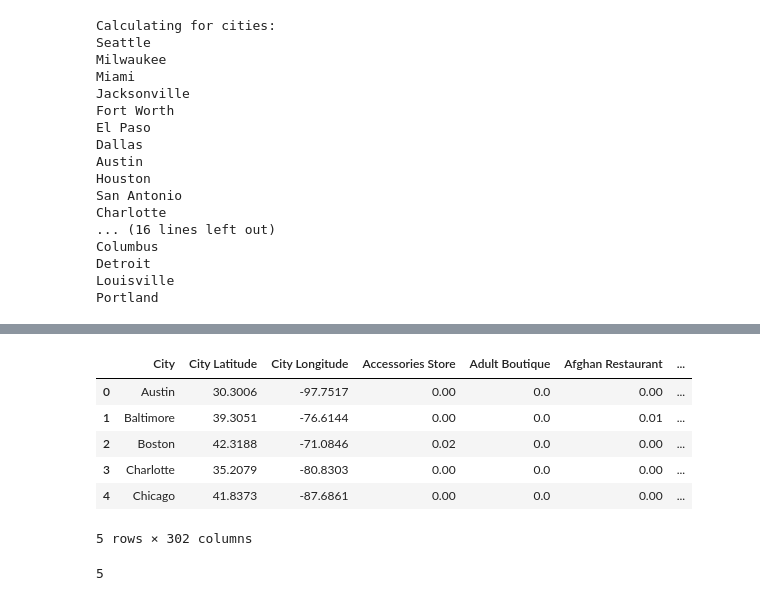
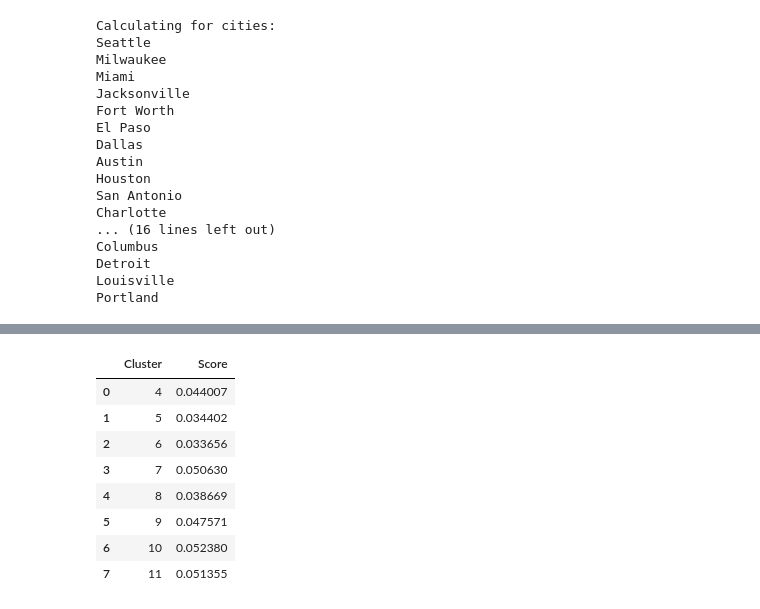
Before and after one commit to jamesawhite465/sharing-projects, a Jupyter notebook: Find My New City.ipynb, the cells around one changed output, grey strips where cells are left out. Drawn from its saved outputs; the diff is of its cells as text; code cells hidden in the pictures.

```diff
--- a/Find My New City.ipynb
+++ b/Find My New City.ipynb
@@ -226,41 +242,41 @@ cities_grouped = city_venues_onehot.groupby(['City','City Latitude','City Longit
-# %%
-cities_grouped.head()
-# %% [output]
-|  | City | City Latitude | City Longitude | Accessories Store | Adult Boutique | Afghan Restaurant | ... |
-| 0 | Austin | 30.3006 | -97.7517 | 0.00 | 0.0 | 0.00 | ... |
-| 1 | Baltimore | 39.3051 | -76.6144 | 0.00 | 0.0 | 0.01 | ... |
-| 2 | Boston | 42.3188 | -71.0846 | 0.02 | 0.0 | 0.00 | ... |
-| 3 | Charlotte | 35.2079 | -80.8303 | 0.00 | 0.0 | 0.00 | ... |
-| 4 | Chicago | 41.8373 | -87.6861 | 0.00 | 0.0 | 0.00 | ... |
-5 rows × 302 columns
 # %%
-if len(cities_grouped) >= 8:
-    range_n_clusters = np.arange(int(np.floor(len(cities_grouped)*0.17)), int(np.floor(len(cities_grouped)*0.5)))
+#Finding the best number of clusters based on the sillhouette metric (not very rigorous)
+
+if len(cities_grouped) >= 20:
+    range_n_clusters = np.arange(int(np.floor(len(cities_grouped)*0.15)), int(np.floor(len(cities_grouped)*0.4)))
 else:
     range_n_clusters = np.arange(2, len(cities_grouped)-1)
 
 cities_grouped_clustering = cities_grouped.drop(['City','City Latitude','City Longitude'], axis=1)
 
 cluster_scores = []
 
 for n_clusters in range_n_clusters:
 
     # Initialize the clusterer with n_clusters value and a random generator seed of 12 for reproducibility.
     clusterer = KMeans(n_clusters=n_clusters, random_state=12)
     cluster_labels = clusterer.fit_predict(cities_grouped_clustering)
 
     # This gives a perspective into the density and separation of the formed clusters
     silhouette_avg = silhouette_score(cities_grouped_clustering, cluster_labels)
 
     cluster_scores.append([n_clusters,silhouette_avg])
 
 cluster_scores = pd.DataFrame(cluster_scores, columns=['Cluster','Score'])
 
 best_num_clusters = int(cluster_scores['Cluster'][cluster_scores['Score']==max(cluster_scores['Score'])])
 
-best_num_clusters
+cluster_scores
 # %% [output]
-5
+|  | Cluster | Score |
+| 0 | 4 | 0.044007 |
+| 1 | 5 | 0.034402 |
+| 2 | 6 | 0.033656 |
+| 3 | 7 | 0.050630 |
+| 4 | 8 | 0.038669 |
+| 5 | 9 | 0.047571 |
+| 6 | 10 | 0.052380 |
+| 7 | 11 | 0.051355 |
 # %%
 # set number of clusters to best found using silhouette scoring metric
 kclusters = best_num_clusters
```
Also changed, not shown: parts of 15 cells of this notebook.
